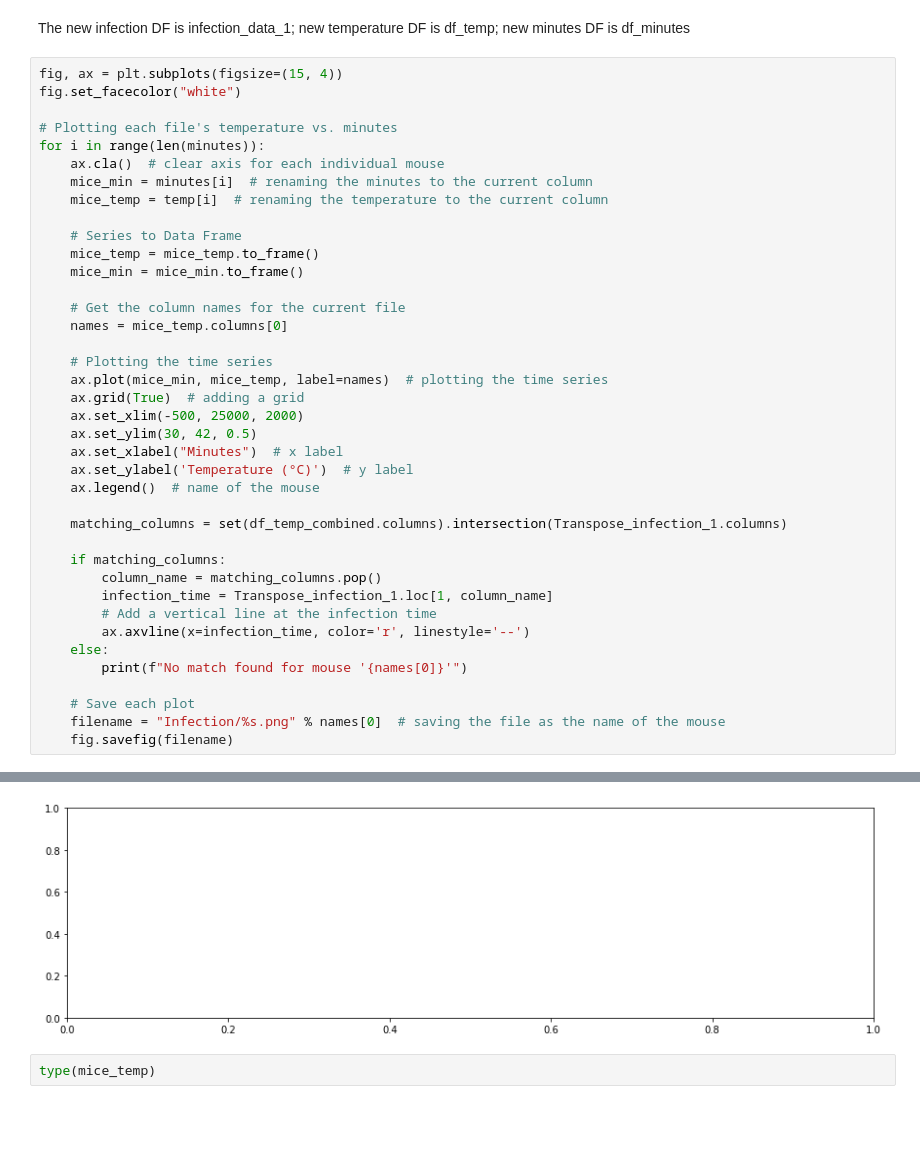
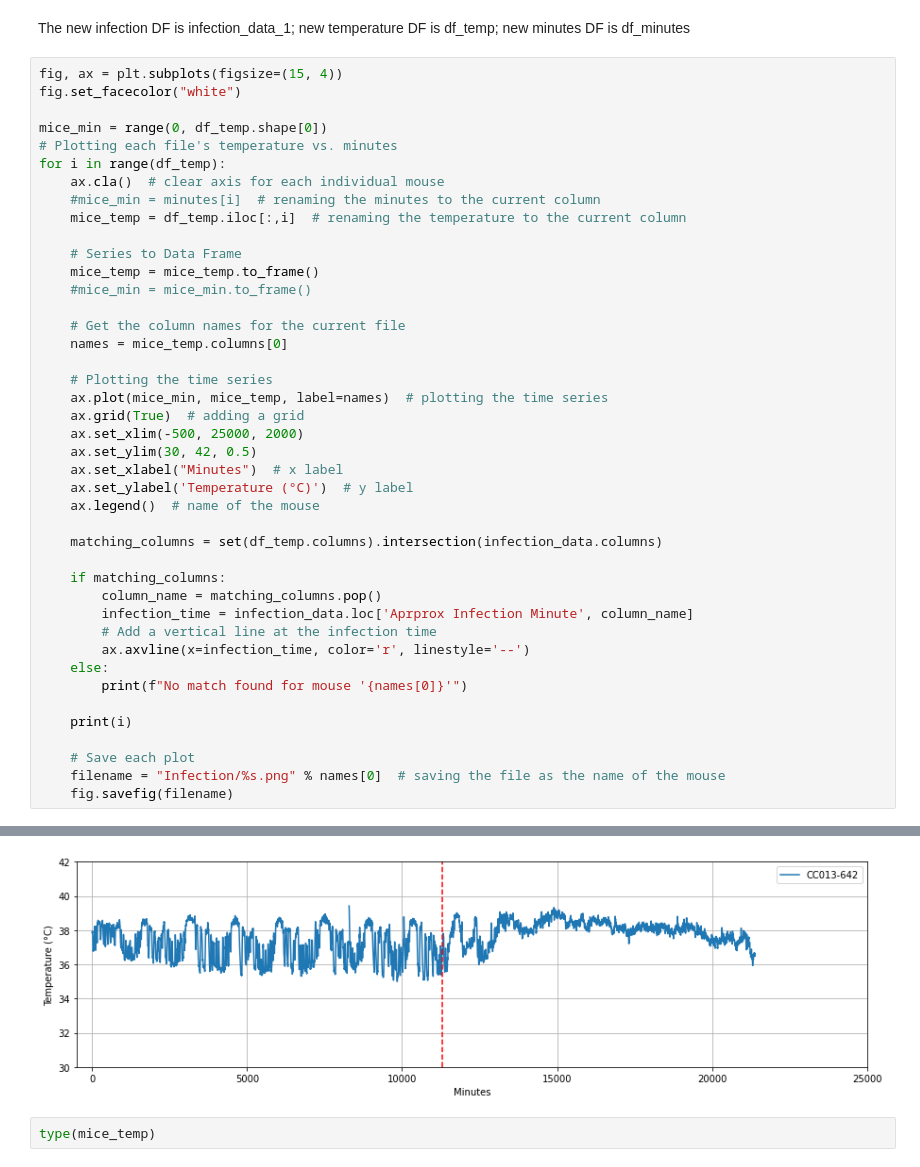
Before and after one commit to sheyaa/caterpillar_mset, a Jupyter notebook: TS_with_infection.ipynb, the cells around one changed output, grey strips where cells are left out. Saved outputs shown, nothing was run; the diff lists cells and outputs as text; blank space fills up the shorter version.

```diff
--- a/TS_with_infection.ipynb
+++ b/TS_with_infection.ipynb
@@ -189,15 +189,16 @@ The new infection DF is infection_data_1; new temperature DF is df_temp; new min
 fig, ax = plt.subplots(figsize=(15, 4))
 fig.set_facecolor("white")
 
+mice_min = range(0, df_temp.shape[0])
 # Plotting each file's temperature vs. minutes
-for i in range(len(minutes)):
+for i in range(df_temp):
     ax.cla()  # clear axis for each individual mouse
-    mice_min = minutes[i]  # renaming the minutes to the current column
-    mice_temp = temp[i]  # renaming the temperature to the current column
+    #mice_min = minutes[i]  # renaming the minutes to the current column
+    mice_temp = df_temp.iloc[:,i]  # renaming the temperature to the current column
 
     # Series to Data Frame
     mice_temp = mice_temp.to_frame()
-    mice_min = mice_min.to_frame()
+    #mice_min = mice_min.to_frame()
 
     # Get the column names for the current file
     names = mice_temp.columns[0]
@@ -211,16 +212,18 @@ for i in range(len(minutes)):
     ax.set_ylabel('Temperature (°C)')  # y label
     ax.legend()  # name of the mouse
 
-    matching_columns = set(df_temp_combined.columns).intersection(Transpose_infection_1.columns)
+    matching_columns = set(df_temp.columns).intersection(infection_data.columns)
 
     if matching_columns:
         column_name = matching_columns.pop()
-        infection_time = Transpose_infection_1.loc[1, column_name]
+        infection_time = infection_data.loc['Aprprox Infection Minute', column_name]
         # Add a vertical line at the infection time
         ax.axvline(x=infection_time, color='r', linestyle='--')
     else:
         print(f"No match found for mouse '{names[0]}'")
 
+    print(i)
+
     # Save each plot
     filename = "Infection/%s.png" % names[0]  # saving the file as the name of the mouse
     fig.savefig(filename)
@@ -229,4 +244,4 @@ ValueError: x and y must have same first dimension, but have shapes (11, 1) and
-[figure, old version]
+[figure, new version]
 # %%
 type(mice_temp)
 # %% [output]
```
Also changed, not shown: parts of 2 cells of this notebook, 1 other file.
